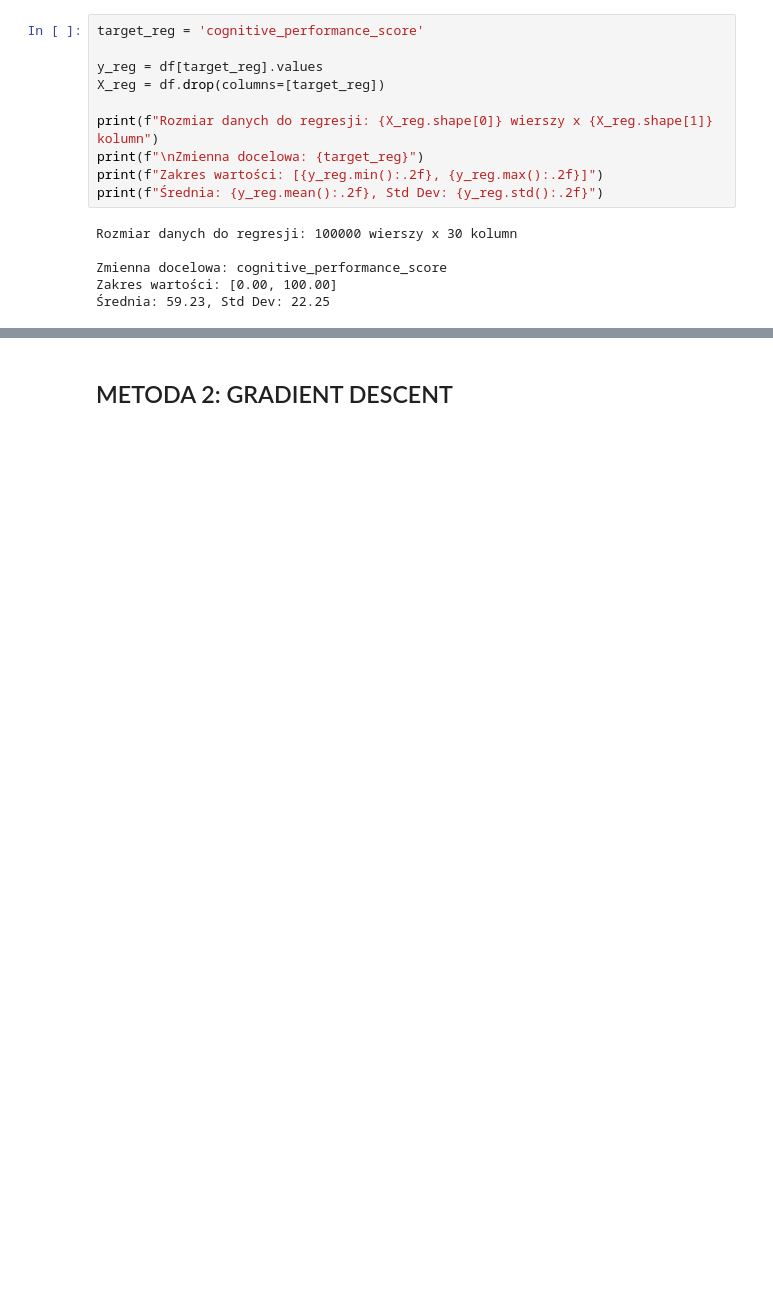
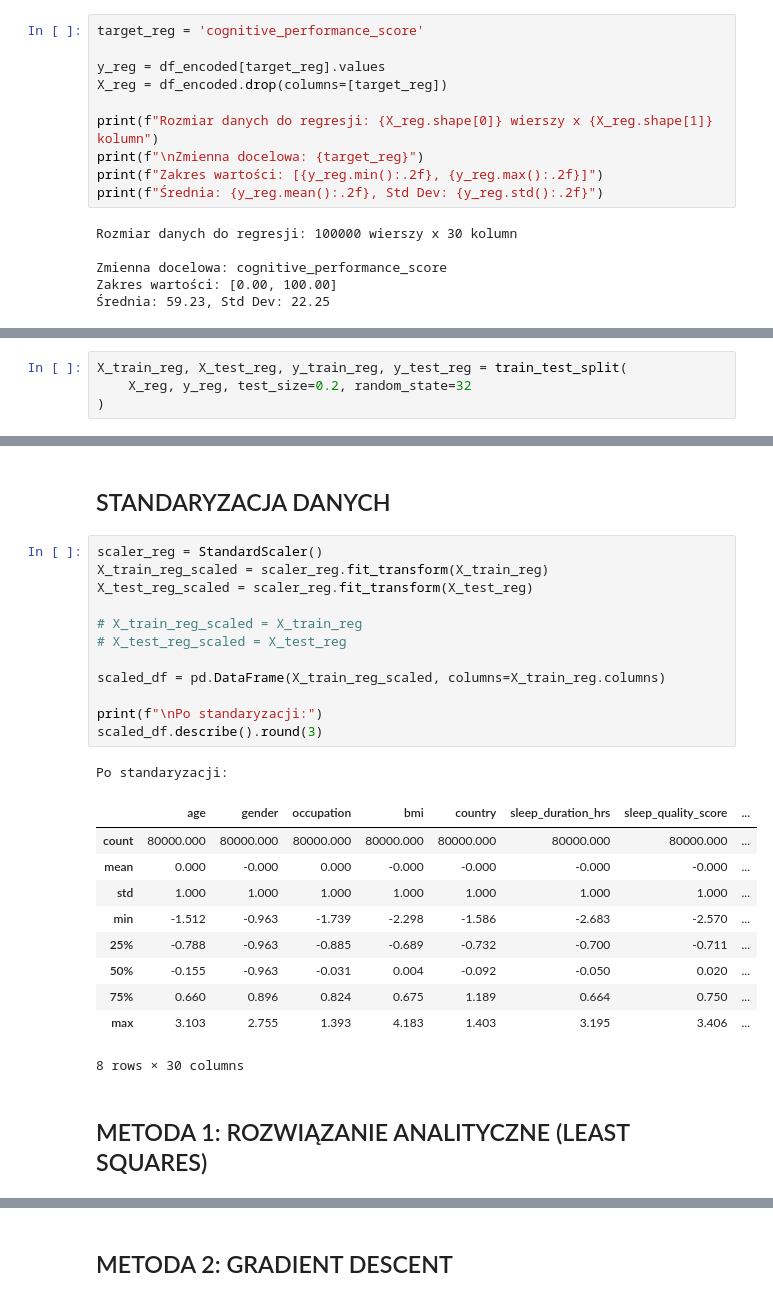
Before and after one commit to PPiotr491/MSiD, a Jupyter notebook: Lista2/sleep_health_prediciton_models.ipynb, the cells around one changed output, grey strips where cells are left out. Cells and saved outputs as stored; diff of their text form; blank space fills up the shorter version.

```diff
--- a/Lista2/sleep_health_prediciton_models.ipynb
+++ b/Lista2/sleep_health_prediciton_models.ipynb
@@ -617,8 +609,8 @@ Stosunek Information Gain:
 # %%
 target_reg = 'cognitive_performance_score'
 
-y_reg = df[target_reg].values
-X_reg = df.drop(columns=[target_reg])
+y_reg = df_encoded[target_reg].values
+X_reg = df_encoded.drop(columns=[target_reg])
 
 print(f"Rozmiar danych do regresji: {X_reg.shape[0]} wierszy x {X_reg.shape[1]} kolumn")
 print(f"\nZmienna docelowa: {target_reg}")
@@ -667,0 +628,4 @@ X_train: mean = [ 7.86926080e-17 -4.13891144e-17 -1.50723878e-16], std = [1. 1.
+# %%
+X_train_reg, X_test_reg, y_train_reg, y_test_reg = train_test_split(
+    X_reg, y_reg, test_size=0.2, random_state=32
+)
@@ -668,3 +649,31 @@ X_train: mean = [ 7.86926080e-17 -4.13891144e-17 -1.50723878e-16], std = [1. 1.
+# %% [markdown]
+## STANDARYZACJA DANYCH
+# %%
+scaler_reg = StandardScaler()
+X_train_reg_scaled = scaler_reg.fit_transform(X_train_reg)
+X_test_reg_scaled = scaler_reg.fit_transform(X_test_reg)
+
+# X_train_reg_scaled = X_train_reg
+# X_test_reg_scaled = X_test_reg
+
+scaled_df = pd.DataFrame(X_train_reg_scaled, columns=X_train_reg.columns)
+
+print(f"\nPo standaryzacji:")
+scaled_df.describe().round(3)
+# %% [output]
+Po standaryzacji:
+|  | age | gender | occupation | bmi | country | sleep_duration_hrs | sleep_quality_score | ... |
+| count | 80000.000 | 80000.000 | 80000.000 | 80000.000 | 80000.000 | 80000.000 | 80000.000 | ... |
+| mean | 0.000 | -0.000 | 0.000 | -0.000 | -0.000 | -0.000 | -0.000 | ... |
+| std | 1.000 | 1.000 | 1.000 | 1.000 | 1.000 | 1.000 | 1.000 | ... |
+| min | -1.512 | -0.963 | -1.739 | -2.298 | -1.586 | -2.683 | -2.570 | ... |
+| 25% | -0.788 | -0.963 | -0.885 | -0.689 | -0.732 | -0.700 | -0.711 | ... |
+| 50% | -0.155 | -0.963 | -0.031 | 0.004 | -0.092 | -0.050 | 0.020 | ... |
+| 75% | 0.660 | 0.896 | 0.824 | 0.675 | 1.189 | 0.664 | 0.750 | ... |
+| max | 3.103 | 2.755 | 1.393 | 4.183 | 1.403 | 3.195 | 3.406 | ... |
+8 rows × 30 columns
+# %% [markdown]
+## METODA 1: ROZWIĄZANIE ANALITYCZNE (LEAST SQUARES)
 # %%
 def fit_linear_regression_analytical(X, y):
     n_samples, n_features = X.shape
```
Also changed, not shown: parts of 33 cells of this notebook.
